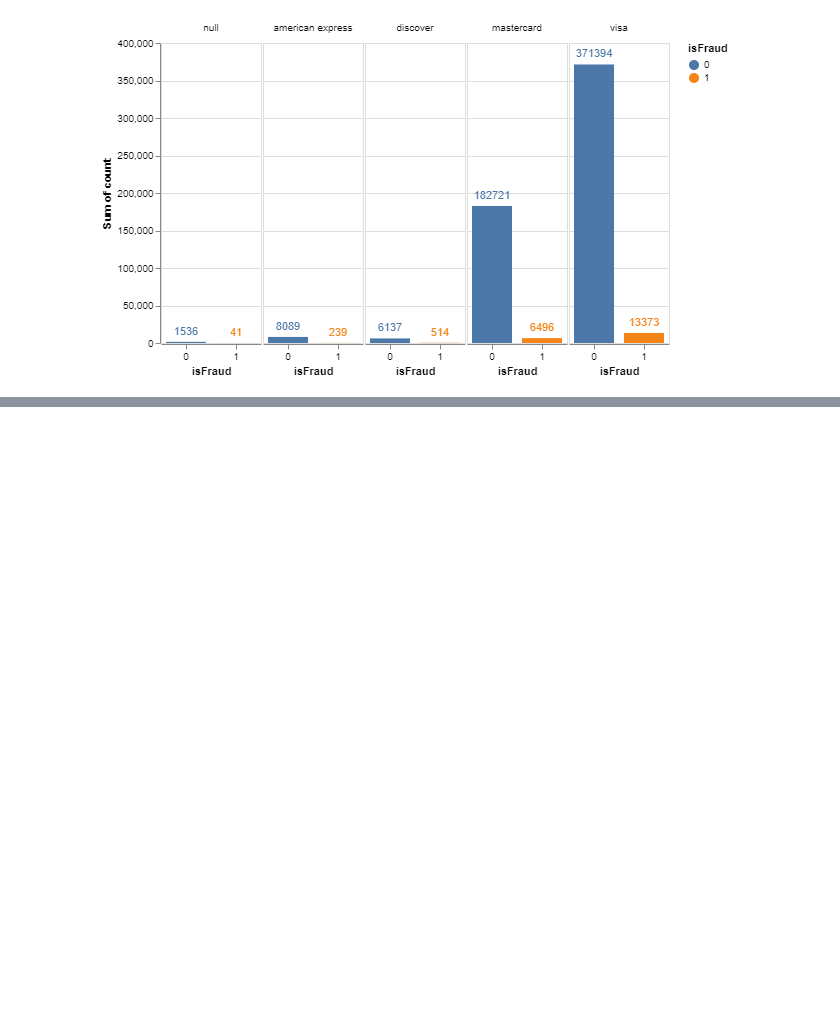
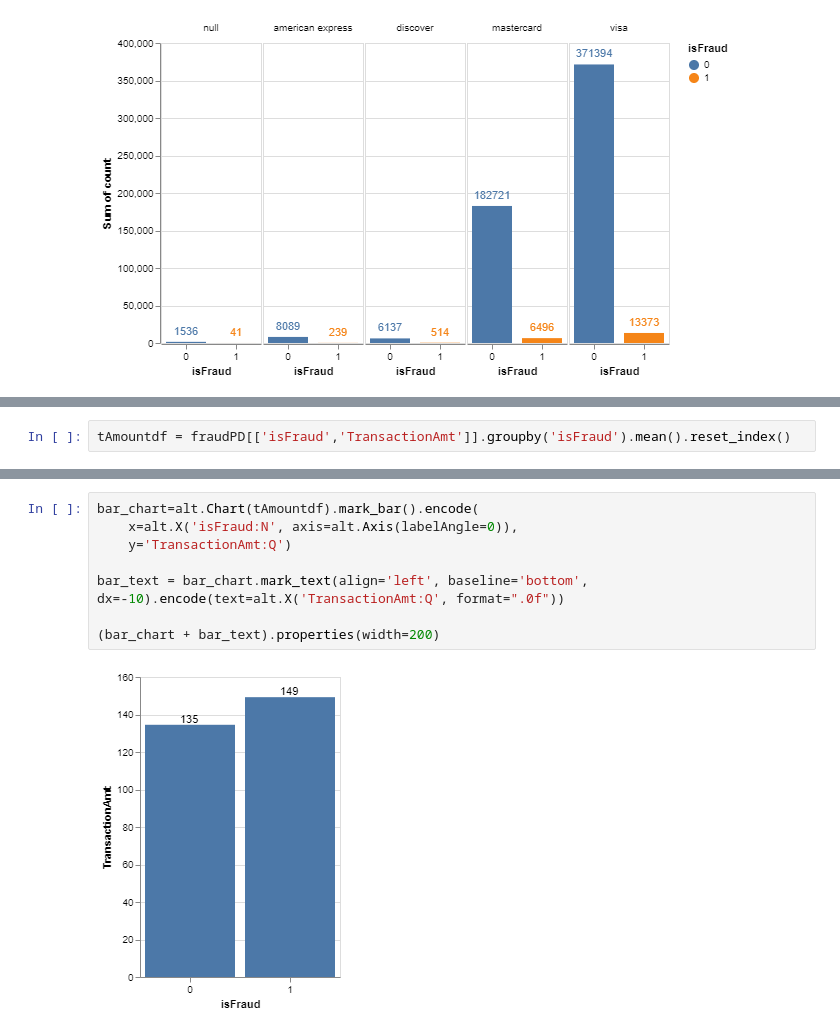
Before and after one commit to lucianoandrade1/Credit-and-Debit-Card-Fraud-Detection, a Jupyter notebook: IEEE-CIS Fraud Detection.ipynb, the cells around one changed output, grey strips where cells are left out. Saved outputs shown, nothing was run; the diff lists cells and outputs as text; blank space fills up the shorter version.

```diff
--- a/IEEE-CIS Fraud Detection.ipynb
+++ b/IEEE-CIS Fraud Detection.ipynb
@@ -123,0 +199,2 @@ alt.layer(
+# %%
+tAmountdf = fraudPD[['isFraud','TransactionAmt']].groupby('isFraud').mean().reset_index()
@@ -123,0 +207,10 @@ alt.layer(
+# %%
+bar_chart=alt.Chart(tAmountdf).mark_bar().encode(
+    x=alt.X('isFraud:N', axis=alt.Axis(labelAngle=0)),
+    y='TransactionAmt:Q')
+
+bar_text = bar_chart.mark_text(align='left', baseline='bottom', dx=-10).encode(text=alt.X('TransactionAmt:Q', format=".0f"))
+
+(bar_chart + bar_text).properties(width=200)
+# %% [output]
+[figure, added]
```
Also changed, not shown: parts of 13 cells of this notebook.
